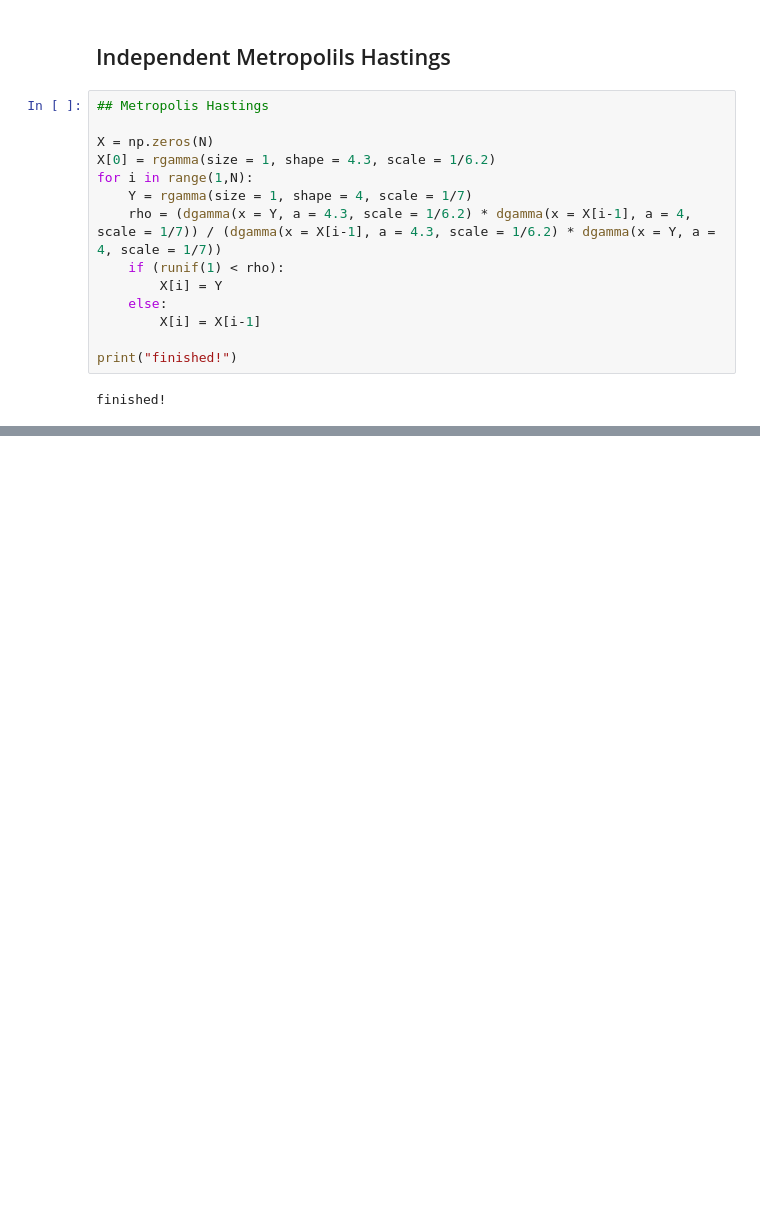
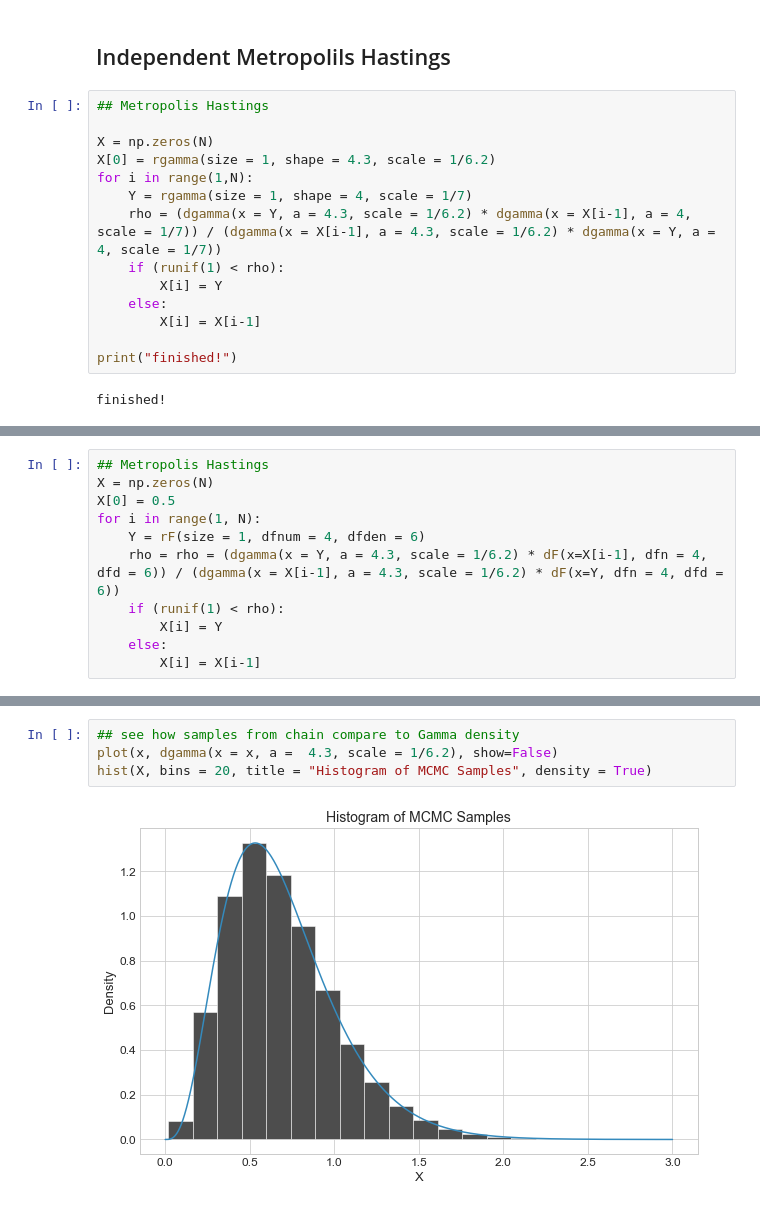
Before and after one commit to Johnnyboycurtis/MCMC, a Jupyter notebook: Module 6/notebook/6 Metropolis Hastings Algorithm.ipynb, the cells around one changed output, grey strips where cells are left out. Cells and saved outputs as stored; diff of their text form; blank space fills up the shorter version.

```diff
--- a/Module 6/notebook/6 Metropolis Hastings Algorithm.ipynb
+++ b/Module 6/notebook/6 Metropolis Hastings Algorithm.ipynb
@@ -483,0 +399,11 @@ curve(expr = dgamma(x = x, shape = 4.3, rate = 6.2), from = 0, to = 2, add = TRU
+# %%
+## Metropolis Hastings
+X = np.zeros(N)
+X[0] = 0.5
+for i in range(1, N):
+    Y = rF(size = 1, dfnum = 4, dfden = 6)
+    rho = rho = (dgamma(x = Y, a = 4.3, scale = 1/6.2) * dF(x=X[i-1], dfn = 4, dfd = 6)) / (dgamma(x = X[i-1], a = 4.3, scale = 1/6.2) * dF(x=Y, dfn = 4, dfd = 6))
+    if (runif(1) < rho):
+        X[i] = Y
+    else:
+        X[i] = X[i-1]
@@ -483,0 +419,6 @@ curve(expr = dgamma(x = x, shape = 4.3, rate = 6.2), from = 0, to = 2, add = TRU
+# %%
+## see how samples from chain compare to Gamma density
+plot(x, dgamma(x = x, a =  4.3, scale = 1/6.2), show=False)
+hist(X, bins = 20, title = "Histogram of MCMC Samples", density = True)
+# %% [output]
+[figure, added]
```
Also changed, not shown: parts of 20 cells of this notebook.
